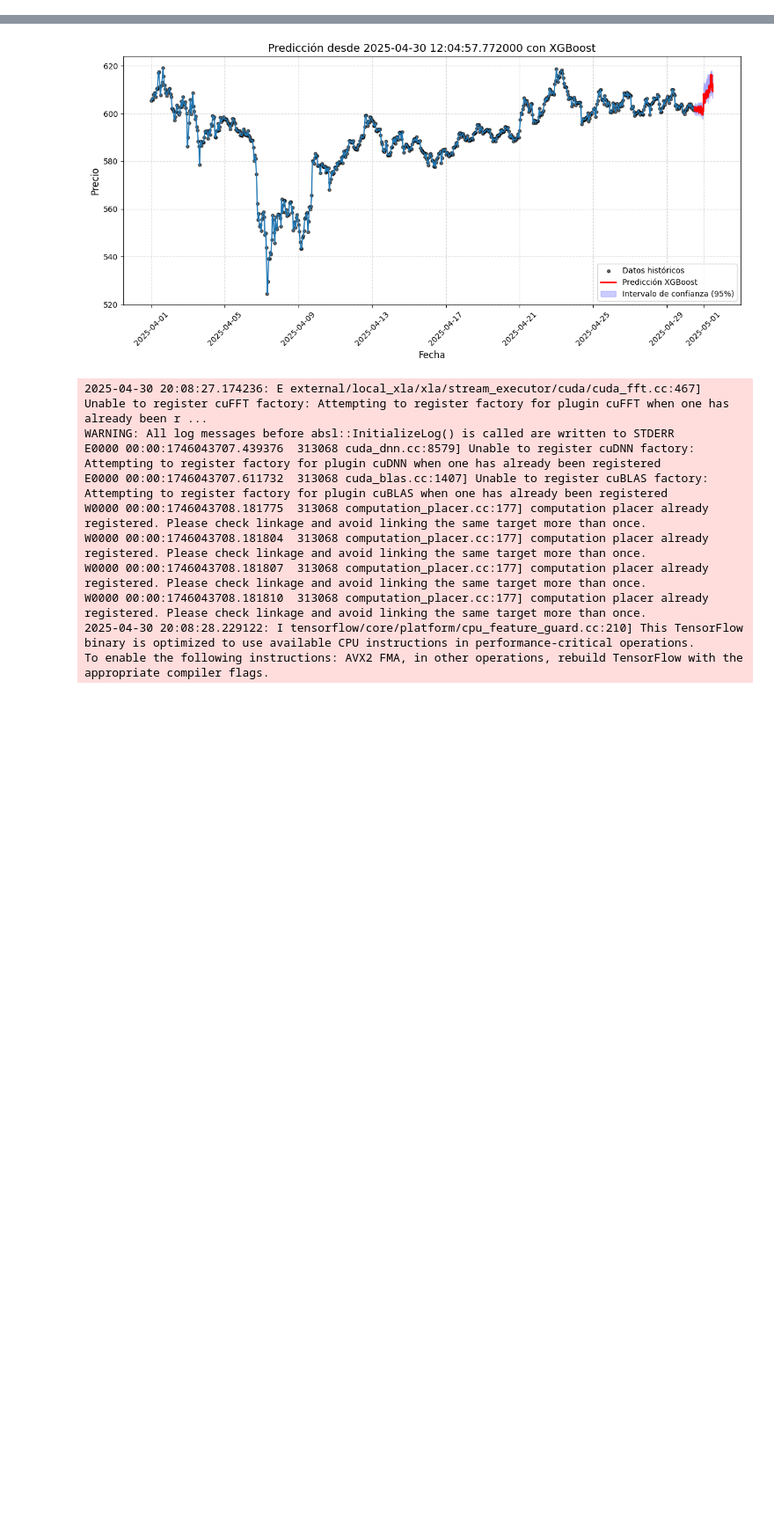
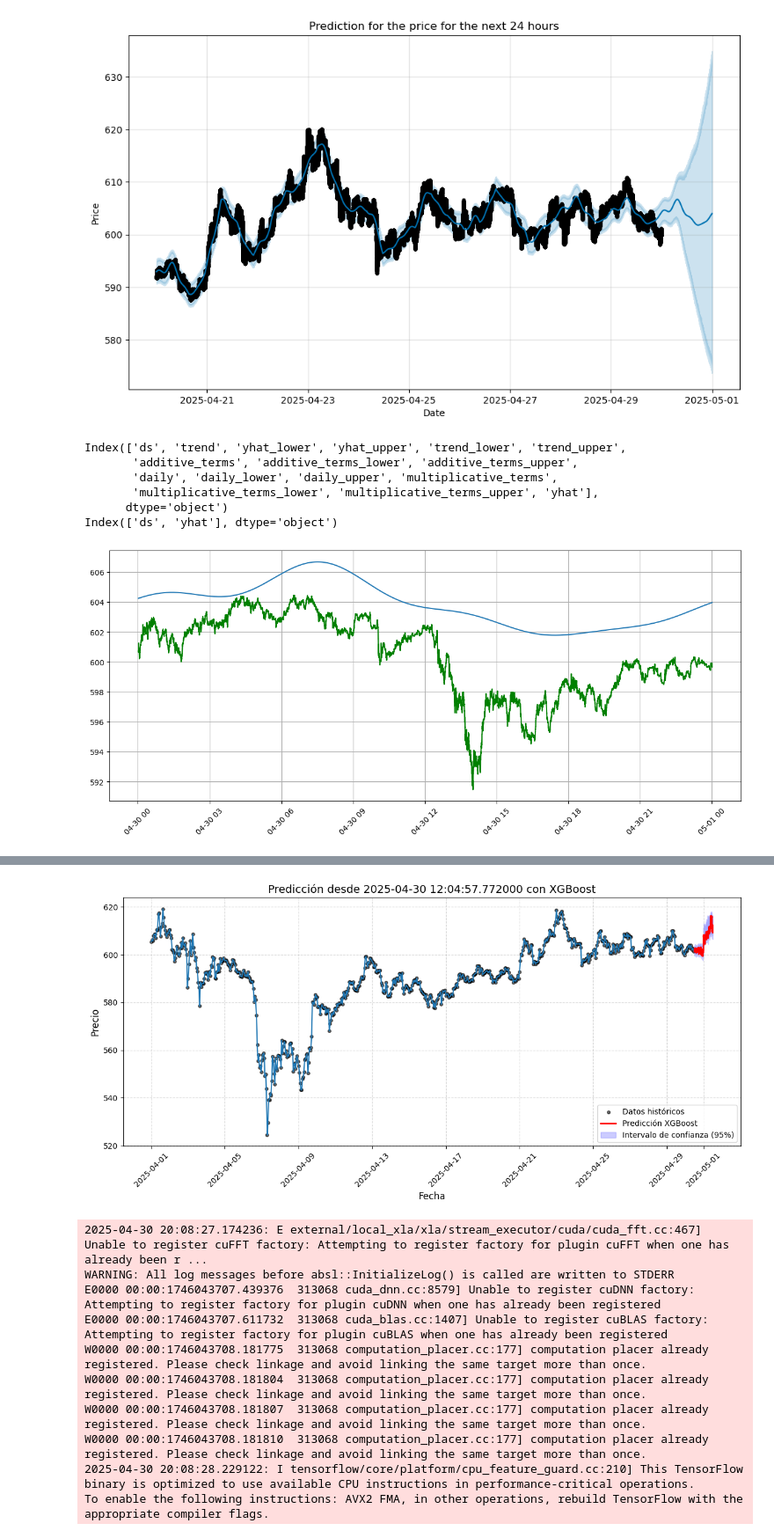
Before and after one commit to Santiagosphysics/FinalHeimdall, a Jupyter notebook: test_1.ipynb, the cells around one changed output, grey strips where cells are left out. Shown: that part at 88% size. Drawn from its saved outputs; the diff is of its cells as text; code cells hidden in the pictures; blank space fills up the shorter version.

```diff
--- a/test_1.ipynb
+++ b/test_1.ipynb
@@ -11,0 +99,18 @@ Importing plotly failed. Interactive plots will not work.
+# %%
+def data_predict(model, crypto, time):
+    model.columns = ['ds', 'predict price']
+
+    start_time = model['ds'].min()
+    end_time = model['ds'].max()
+
+    real_data = get_data_crypto().download_data(start_time=start_time, end_time=end_time, crypto=crypto, time=time)
+    real_data.columns = ['ds','real price']
+
+    df = pd.merge(left=model, right=real_data, on='ds', how='left')
+    df = df.dropna(axis=0).reset_index(drop=True)
+
+    df['Accuracy'] = round(df['predict price'] / df['real price'], 2)
+    return df
+
+test_1 = data_predict(model=predict_prophet, crypto="BNBUSDT", time='S')
+test_1
@@ -11,0 +131,12 @@ Importing plotly failed. Interactive plots will not work.
+# %%
+data = get_data_crypto().download_data(start_time='2025-04-20', end_time='2025-04-30 00:01:00', crypto="BNBUSDT", time='S')
+df_prophet, predict_prophet = prophet_model(data=data, time='S')
+
+test_1 = data_predict(model=predict_prophet, crypto="BNBUSDT", time='S')
+plt.figure(figsize=(15,6))
+plt.plot(test_1['ds'], test_1['real price'], c='g')
+plt.plot(test_1['ds'], test_1['predict price'])
+plt.grid(True)
+plt.xticks(rotation=45)
+plt.show()
+# %% [output]
@@ -11,0 +145,8 @@ Importing plotly failed. Interactive plots will not work.
+[figure, added]
+Index(['ds', 'trend', 'yhat_lower', 'yhat_upper', 'trend_lower', 'trend_upper',
+       'additive_terms', 'additive_terms_lower', 'additive_terms_upper',
+       'daily', 'daily_lower', 'daily_upper', 'multiplicative_terms',
+       'multiplicative_terms_lower', 'multiplicative_terms_upper', 'yhat'],
+      dtype='object')
+Index(['ds', 'yhat'], dtype='object')
+[figure, added]
```
Also changed, not shown: parts of 8 cells of this notebook, 6 other files.
